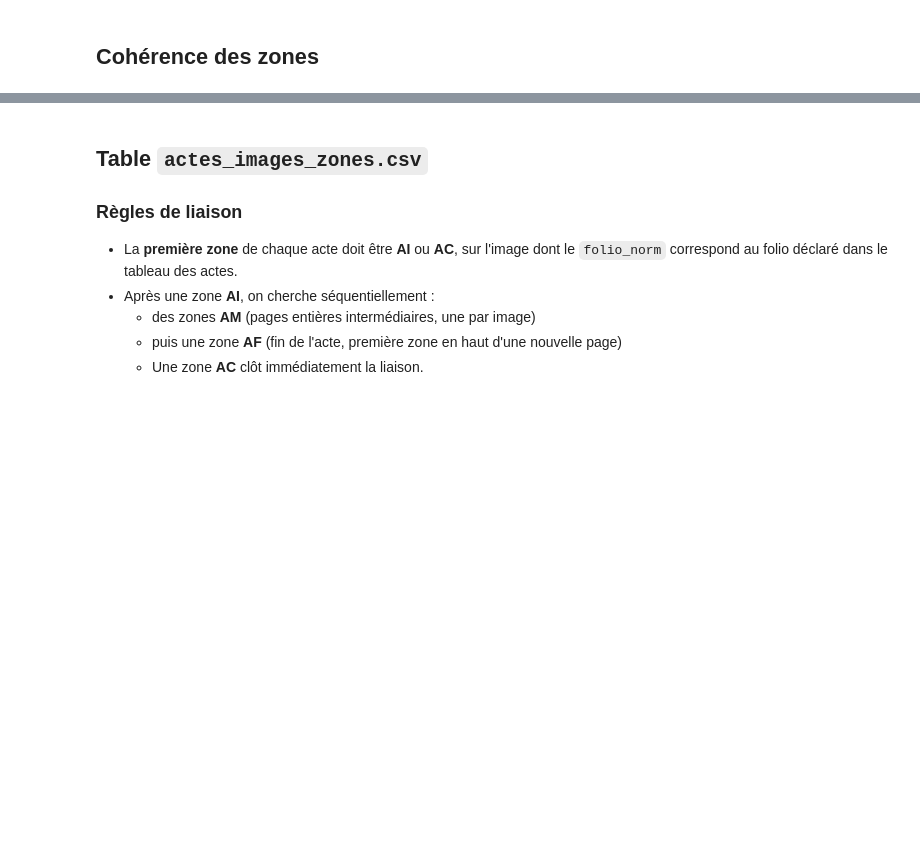
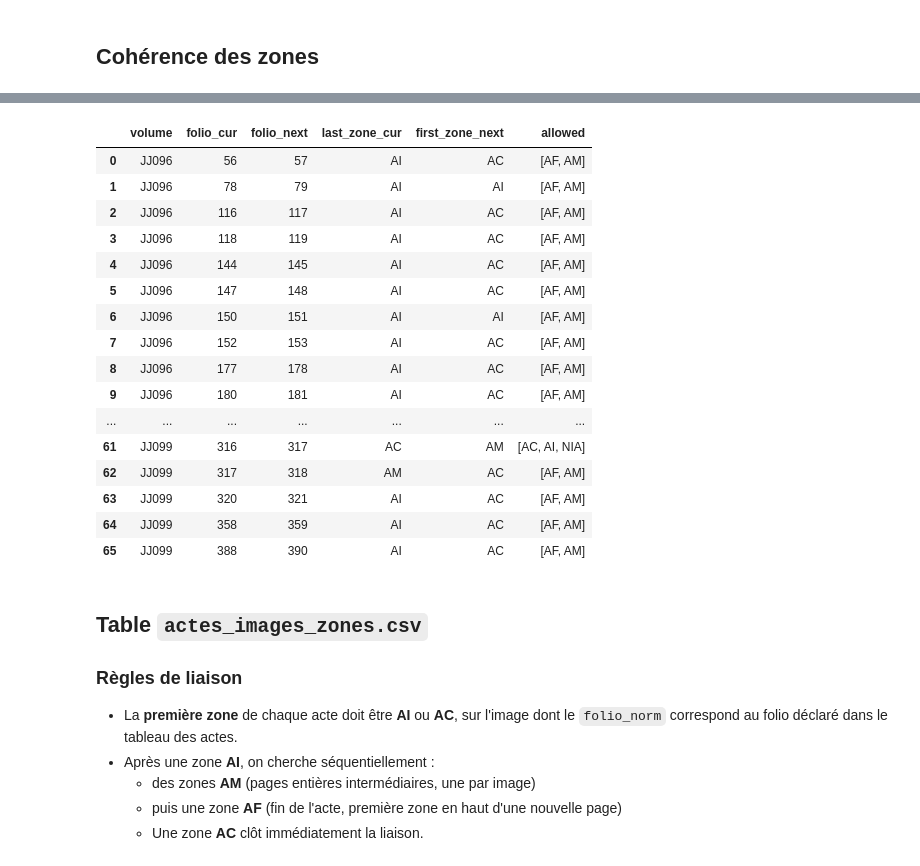
Before and after one commit to oriflamms/himanis, a Jupyter notebook: Acts/src_ipynb/JJ96-JJ99-versImport.ipynb, the cells around one changed output, grey strips where cells are left out. Drawn from its saved outputs; the diff is of its cells as text; code cells hidden in the pictures; blank space fills up the shorter version.

```diff
--- a/Acts/src_ipynb/JJ96-JJ99-versImport.ipynb
+++ b/Acts/src_ipynb/JJ96-JJ99-versImport.ipynb
@@ -629,0 +636,67 @@ Groupes invalides : 31
+# %%
+def get_ordered_folios(df):
+    """Retourne les folios ordonnés par volume et folio_sort_key."""
+    return (
+        df[['volume', 'folio_sort_key']]
+        .drop_duplicates()
+        .sort_values(['volume', 'folio_sort_key'])
+        .values.tolist()
+    )
+
+def get_first_last_zones(df, vol, folio):
+    """Retourne la première et dernière zone d'un folio, triées du haut vers le bas (abs_y puis abs_x)."""
+    g = df[(df['volume'] == vol) & (df['folio_sort_key'] == folio)]
+    seq = get_sequence(g)  # déjà trié par abs_y, abs_x dans get_sequence()
+    if not seq:
+        return None, None
+    return seq[0], seq[-1]
+
+# Règles : dernière zone → classes autorisées en première zone de la page suivante
+TRANSITION_RULES = {
+    'AC': {'AI', 'AC', 'NIA'},
+    'AM': {'AM', 'AF'},
+    'AI': {'AM', 'AF'},
+    'AF': {'AI', 'AC', 'NIA'},
+}
+
+def find_invalid_transitions(df):
+    folios = get_ordered_folios(df)
+    bad = []
+
+    for idx in range(len(folios) - 1):
+        vol_cur,  folio_cur  = folios[idx]
+        vol_next, folio_next = folios[idx + 1]
+
+        # On ne contrôle les transitions qu'au sein d'un même volume
+        if vol_cur != vol_next:
+            continue
+
+        _, last_zone  = get_first_last_zones(df, vol_cur,  folio_cur)
+        first_zone, _ = get_first_last_zones(df, vol_next, folio_next)
+
+        if last_zone is None or first_zone is None:
+            continue
+
+        allowed = TRANSITION_RULES.get(last_zone)
+
+        # Pas de règle définie pour cette dernière zone → on ignore
+        if allowed is None:
+            continue
+
+        if first_zone not in allowed:
+            bad.append({
+                'volume':          vol_cur,
+                'folio_cur':       folio_cur,
+                'folio_next':      folio_next,
+                'last_zone_cur':   last_zone,
+                'first_zone_next': first_zone,
+                'allowed':         sorted(allowed),
+            })
+
+    return pd.DataFrame(bad)
+
+
+df_invalid_transitions = find_invalid_transitions(df_zones)
+print(f"Transitions invalides : {len(df_invalid_transitions)}")
+df_invalid_transitions
+# %% [output]
@@ -630,3 +704,20 @@ Groupes invalides : 31
+|  | volume | folio_cur | folio_next | last_zone_cur | first_zone_next | allowed |
+| 0 | JJ096 | 56 | 57 | AI | AC | [AF, AM] |
+| 1 | JJ096 | 78 | 79 | AI | AI | [AF, AM] |
+| 2 | JJ096 | 116 | 117 | AI | AC | [AF, AM] |
+| 3 | JJ096 | 118 | 119 | AI | AC | [AF, AM] |
+| 4 | JJ096 | 144 | 145 | AI | AC | [AF, AM] |
+| 5 | JJ096 | 147 | 148 | AI | AC | [AF, AM] |
+| 6 | JJ096 | 150 | 151 | AI | AI | [AF, AM] |
+| 7 | JJ096 | 152 | 153 | AI | AC | [AF, AM] |
+| 8 | JJ096 | 177 | 178 | AI | AC | [AF, AM] |
+| 9 | JJ096 | 180 | 181 | AI | AC | [AF, AM] |
+| ... | ... | ... | ... | ... | ... | ... |
+| 61 | JJ099 | 316 | 317 | AC | AM | [AC, AI, NIA] |
+| 62 | JJ099 | 317 | 318 | AM | AC | [AF, AM] |
+| 63 | JJ099 | 320 | 321 | AI | AC | [AF, AM] |
+| 64 | JJ099 | 358 | 359 | AI | AC | [AF, AM] |
+| 65 | JJ099 | 388 | 390 | AI | AC | [AF, AM] |
 # %% [markdown]
 ## Table `actes_images_zones.csv`
 
```
Also changed, not shown: parts of 11 cells of this notebook.
